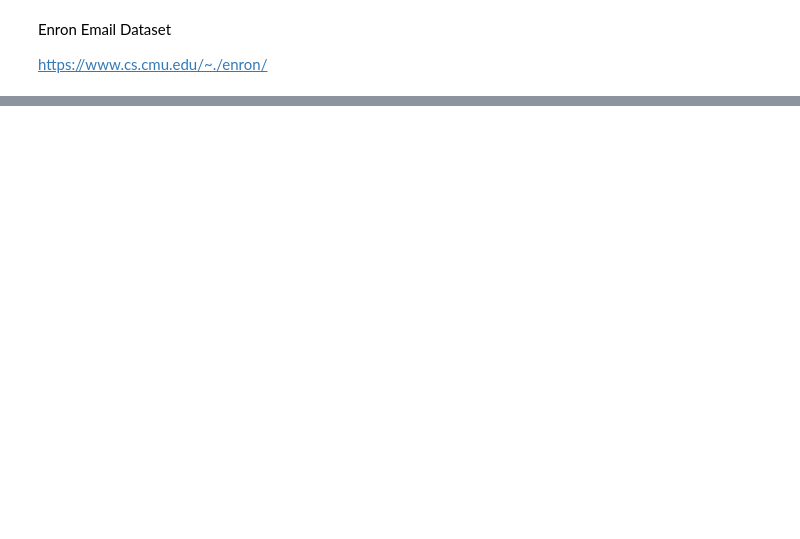
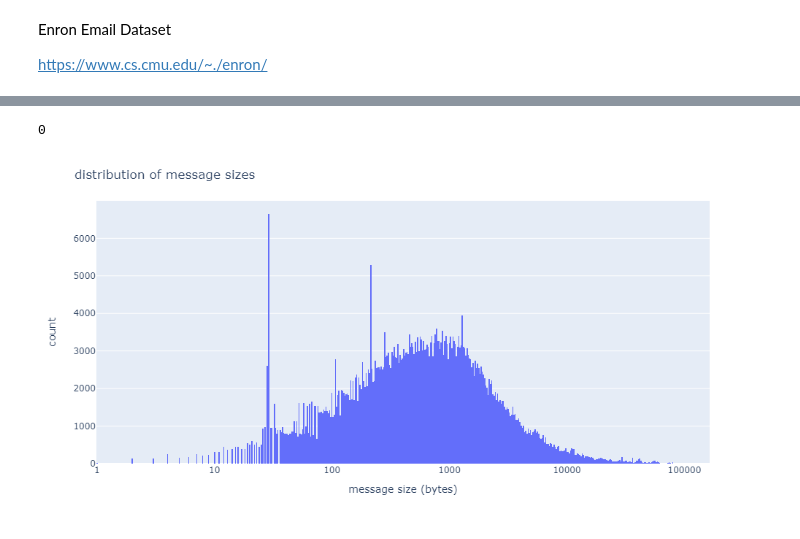
Before and after one commit to FlorinAndrei/enron-sentiment-analysis, a Jupyter notebook: import_mail.ipynb, the cells around one changed output, grey strips where cells are left out. Saved outputs shown, nothing was run; the diff lists cells and outputs as text; code cells hidden in the pictures; blank space fills up the shorter version.

```diff
--- a/import_mail.ipynb
+++ b/import_mail.ipynb
@@ -91,0 +76,32 @@ dtype: object
+# %%
+# remove datetime outliers
+# only keep Oct 1998 - Jul 2002
+all_emails = all_emails.query("Date >= '1998-10-01' and Date <= '2002-07-31'")
+# %%
+# check for empty messages
+all_emails[all_emails["Body_Message"].str.len() == 0].shape[0]
+# %% [output]
+0
+# %%
+# px.histogram(..., log_x=True) doesn't work, this is a workaround
+bm_len_max_exp = int(np.log10(all_emails["Body_Message"].str.len().max())) + 1
+bm_len_tick_list = list(range(bm_len_max_exp))
+bm_len_tick_text = np.power(10, bm_len_tick_list)
+
+# datetime distribution
+px.histogram(
+    data_frame=np.log10(all_emails["Body_Message"].str.len().to_numpy())
+).update_layout(
+    title_text="distribution of message sizes",
+    width=1000,
+    height=500,
+    showlegend=False,
+    xaxis_title="message size (bytes)",
+    xaxis_tickvals=bm_len_tick_list,
+    xaxis_ticktext=bm_len_tick_text,
+    yaxis_title="count",
+).show(
+    "png"
+)
+# %% [output]
+[figure, added]
```
Also changed, not shown: parts of 12 cells of this notebook, 1 other file.
